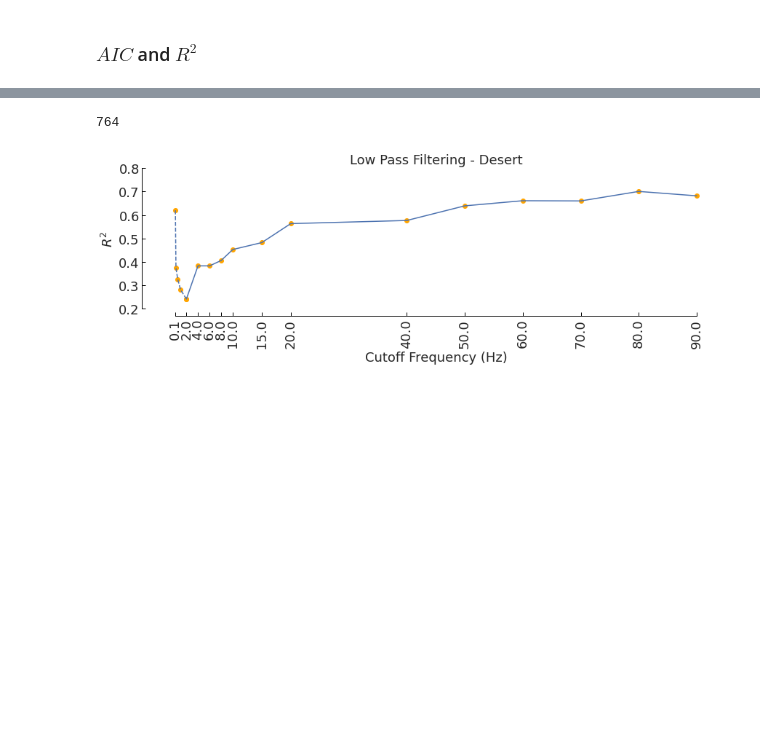
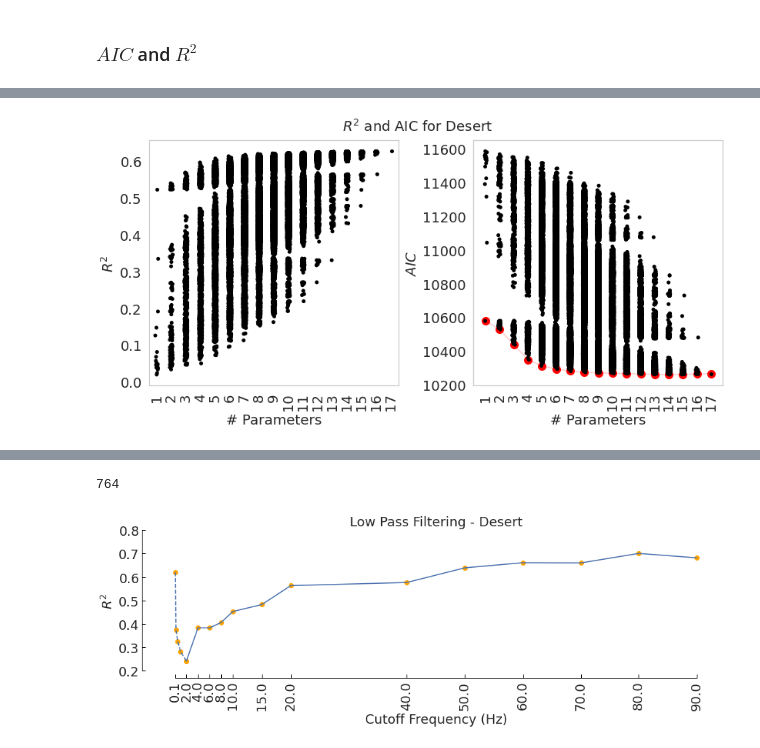
Before and after one commit to arunavanag591/odor_analysis, a Jupyter notebook: data_exploration/dataClassification.ipynb, the cells around one changed output, grey strips where cells are left out. Cells and saved outputs as stored; diff of their text form; code cells hidden in the pictures; blank space fills up the shorter version.

```diff
--- a/data_exploration/dataClassification.ipynb
+++ b/data_exploration/dataClassification.ipynb
@@ -672,0 +608,16 @@ figurefirst.mpl_functions.set_fontsize(f, 18)
+# %%
+aic_min=[]
+for i in range(1,len(column_names)+1):
+    aic_min.append(np.min(combtest.aic.iloc[(np.where(combtest.n_para==i))]))
+
+aic_delta=[]
+for i in range(len(aic_min)):
+    if i ==0:
+        aic_delta.append(0)
+    else:
+        aic_delta.append(aic_min[i]-aic_min[i-1])
+
+aic_table=pd.DataFrame()
+aic_table['aic_min'] = aic_min
+aic_table['aic_delta']=aic_delta
+aic_table
@@ -672,0 +647,29 @@ figurefirst.mpl_functions.set_fontsize(f, 18)
+# %%
+f,(ax,ax1)=plt.subplots(1,2,figsize=(12,6))
+ax.grid(False)
+ax.set_ylabel('$R^2$')
+sns.stripplot(x=combtest.n_para,y=combtest.rsquared,data=combtest,
+              ax=ax, color='black',
+              dodge=True, size=5)
+
+ax.set_ylabel('$R^2$')
+ax.set_xlabel('# Parameters')
+ax.set_xticklabels(np.arange(1,len(aic_table)+1,1),rotation=90)
+# ax.set_title('$R^2$')
+
+sns.stripplot(x=combtest.n_para,y=combtest.aic, data=combtest, color='black',
+              ax=ax1,dodge=True, size=5)
+ax1.set_xlabel('# Parameters')
+ax1.set_ylabel('$AIC$')
+ax1.grid(False)
+ax1.scatter(np.arange(0,len(aic_table),1),aic_min,c='red', marker='o', facecolor=None,s=100)
+ax1.plot(np.arange(0,len(aic_table),1),aic_min,c='red',alpha=0.2)
+
+ax1.set_xticklabels(np.arange(1,len(aic_table)+1,1),rotation=90)
+
+f.tight_layout(pad=3)
+f.suptitle('$R^2$ and AIC for Desert')
+figurefirst.mpl_functions.set_fontsize(f, 18)
+f.savefig('../../Figure/R2_AIC_Comb.jpeg', dpi=300, bbox_inches = "tight")
+# %% [output]
+[figure, added]
```
Also changed, not shown: parts of 20 cells of this notebook, 1 other file.
